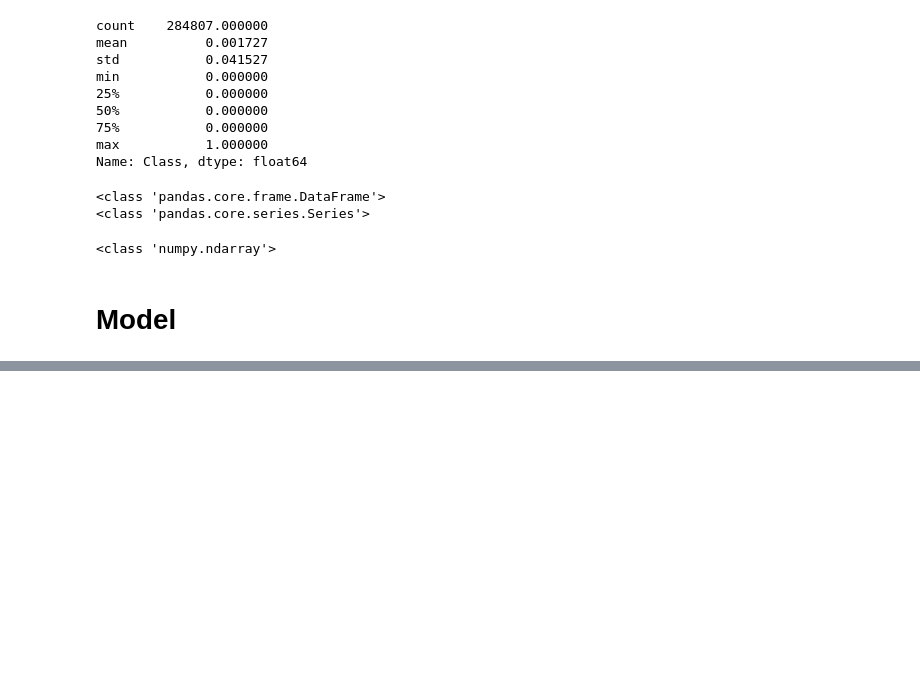
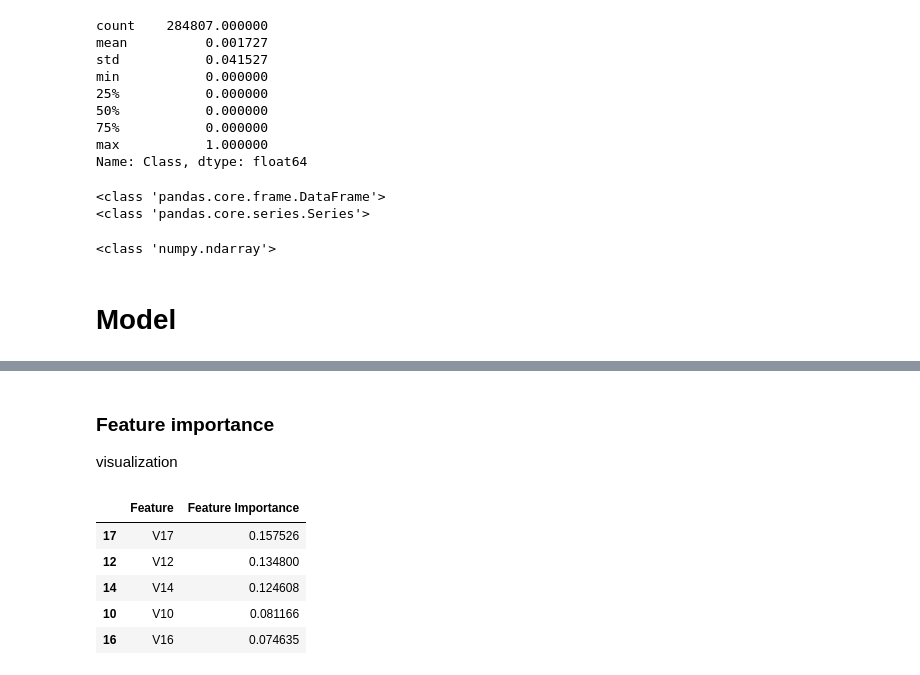
Before and after one commit to gavanp/credit_card_fraud_detection, a Jupyter notebook: Credit_Card_Fraud_Detection.ipynb, the cells around one changed output, grey strips where cells are left out. Drawn from its saved outputs; the diff is of its cells as text; code cells hidden in the pictures; blank space fills up the shorter version.

```diff
--- a/Credit_Card_Fraud_Detection.ipynb
+++ b/Credit_Card_Fraud_Detection.ipynb
@@ -218,0 +286,14 @@ print(type(X_train_scaled))
+# %% [markdown]
+### Feature importance
+visualization
+# %%
+featimp_df = pd.DataFrame({'Feature':X.columns, 'Feature Importance': clf.feature_importances_})
+featimp_df = featimp_df.sort_values(by='Feature Importance', ascending=False)
+featimp_df.head()
+# %% [output]
+|  | Feature | Feature Importance |
+| 17 | V17 | 0.157526 |
+| 12 | V12 | 0.134800 |
+| 14 | V14 | 0.124608 |
+| 10 | V10 | 0.081166 |
+| 16 | V16 | 0.074635 |
```
Also changed, not shown: parts of 14 cells of this notebook.
